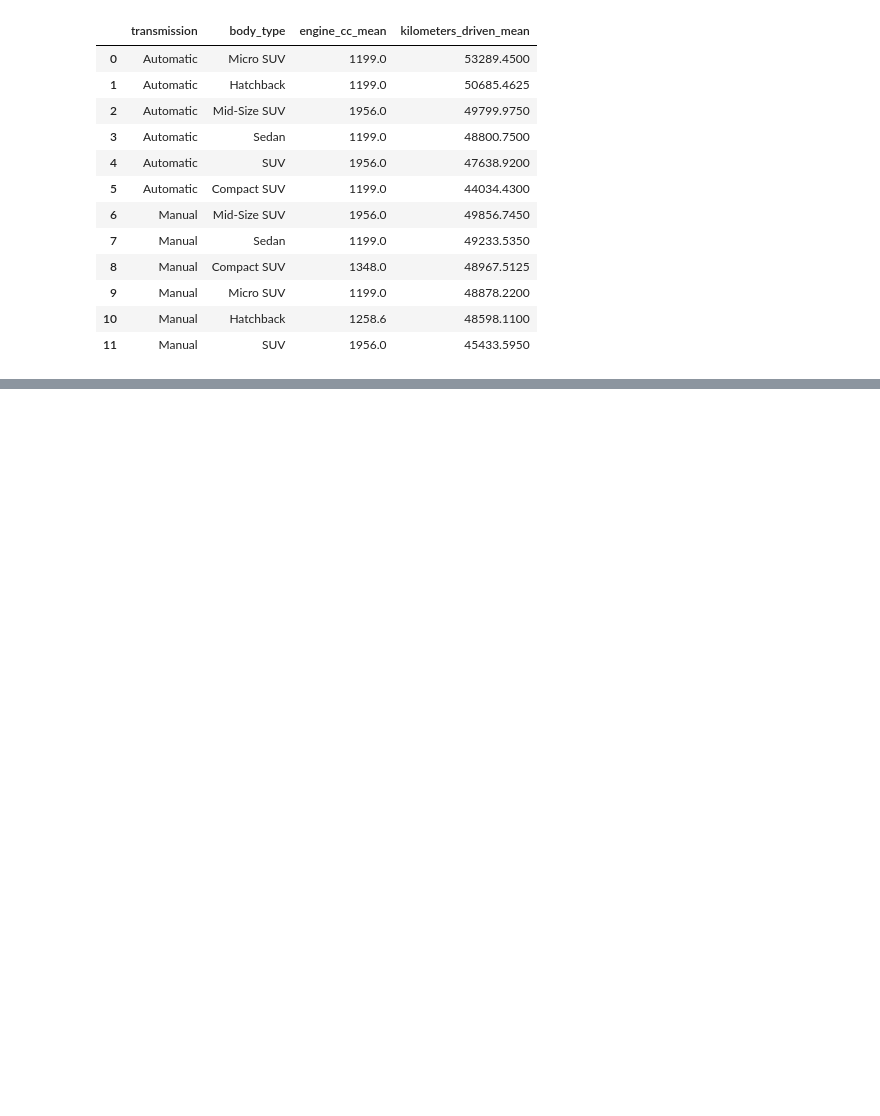
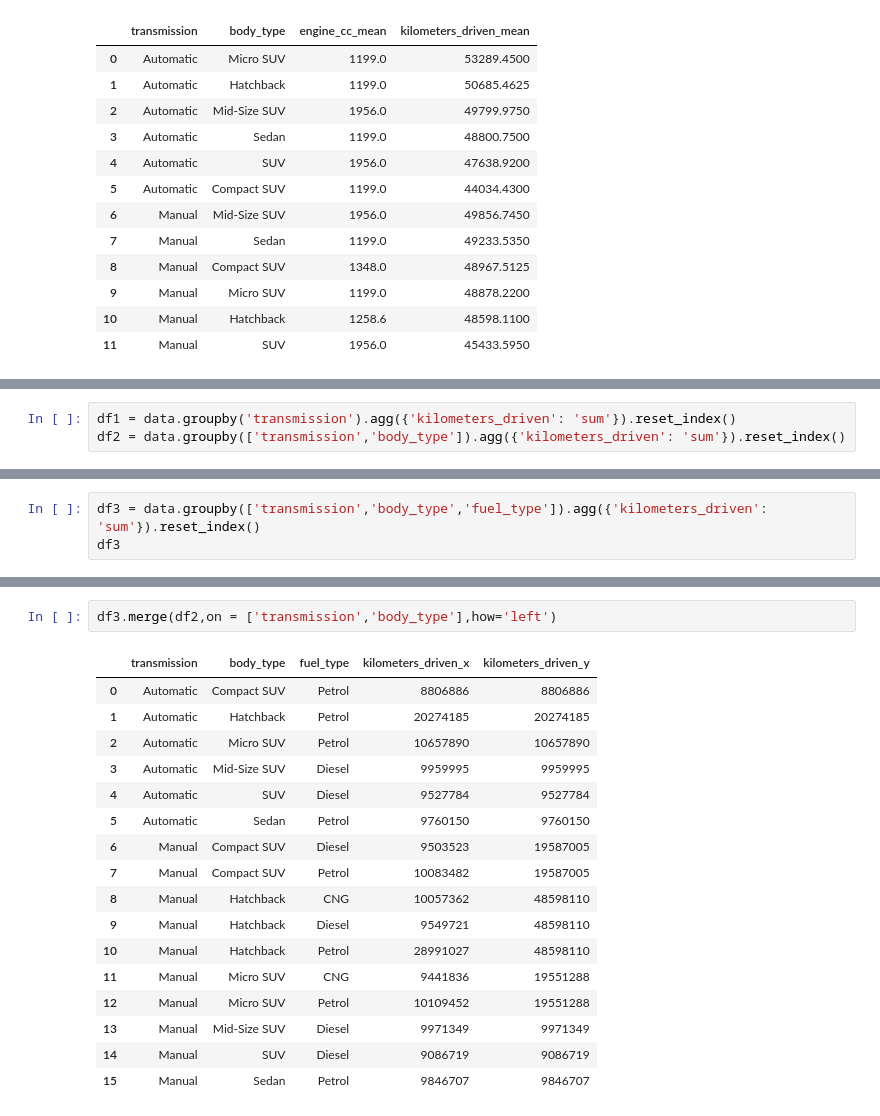
Before and after one commit to bloggernaresh4300-png/naresh_python, a Jupyter notebook: pandaspd.ipynb, the cells around one changed output, grey strips where cells are left out. Cells and saved outputs as stored; diff of their text form; blank space fills up the shorter version.

```diff
--- a/pandaspd.ipynb
+++ b/pandaspd.ipynb
@@ -569,0 +596,3 @@ a.sort_values(by = ['transmission','kilometers_driven_mean'],ascending =[True,Fa
+# %%
+df1 = data.groupby('transmission').agg({'kilometers_driven': 'sum'}).reset_index()
+df2 = data.groupby(['transmission','body_type']).agg({'kilometers_driven': 'sum'}).reset_index()
@@ -569,0 +767,3 @@ a.sort_values(by = ['transmission','kilometers_driven_mean'],ascending =[True,Fa
+# %%
+df3 = data.groupby(['transmission','body_type','fuel_type']).agg({'kilometers_driven': 'sum'}).reset_index()
+df3
@@ -569,0 +788,20 @@ a.sort_values(by = ['transmission','kilometers_driven_mean'],ascending =[True,Fa
+# %%
+df3.merge(df2,on = ['transmission','body_type'],how='left')
+# %% [output]
+|  | transmission | body_type | fuel_type | kilometers_driven_x | kilometers_driven_y |
+| 0 | Automatic | Compact SUV | Petrol | 8806886 | 8806886 |
+| 1 | Automatic | Hatchback | Petrol | 20274185 | 20274185 |
+| 2 | Automatic | Micro SUV | Petrol | 10657890 | 10657890 |
+| 3 | Automatic | Mid-Size SUV | Diesel | 9959995 | 9959995 |
+| 4 | Automatic | SUV | Diesel | 9527784 | 9527784 |
+| 5 | Automatic | Sedan | Petrol | 9760150 | 9760150 |
+| 6 | Manual | Compact SUV | Diesel | 9503523 | 19587005 |
+| 7 | Manual | Compact SUV | Petrol | 10083482 | 19587005 |
+| 8 | Manual | Hatchback | CNG | 10057362 | 48598110 |
+| 9 | Manual | Hatchback | Diesel | 9549721 | 48598110 |
+| 10 | Manual | Hatchback | Petrol | 28991027 | 48598110 |
+| 11 | Manual | Micro SUV | CNG | 9441836 | 19551288 |
+| 12 | Manual | Micro SUV | Petrol | 10109452 | 19551288 |
+| 13 | Manual | Mid-Size SUV | Diesel | 9971349 | 9971349 |
+| 14 | Manual | SUV | Diesel | 9086719 | 9086719 |
+| 15 | Manual | Sedan | Petrol | 9846707 | 9846707 |
```
Also changed, not shown: parts of 41 cells of this notebook.
